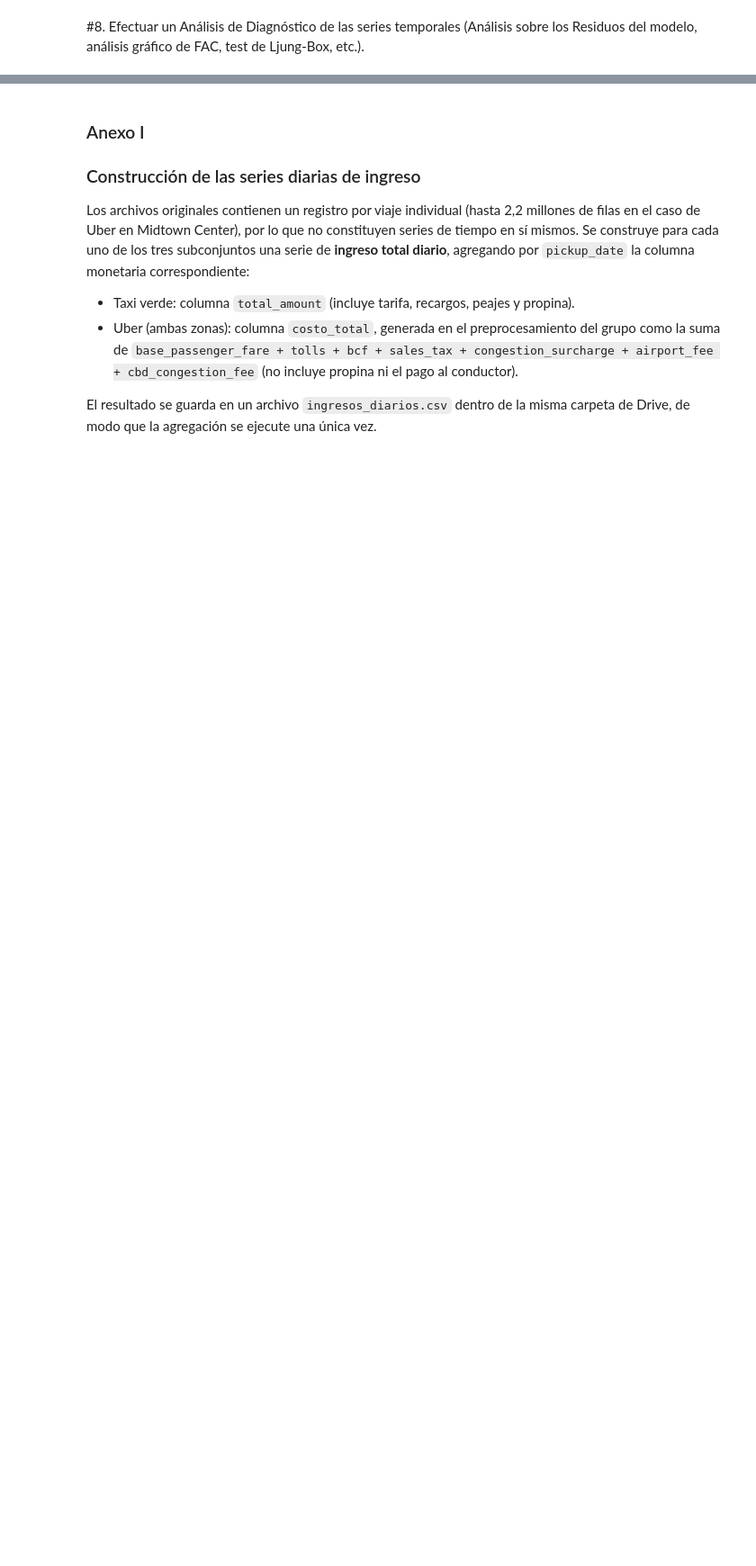
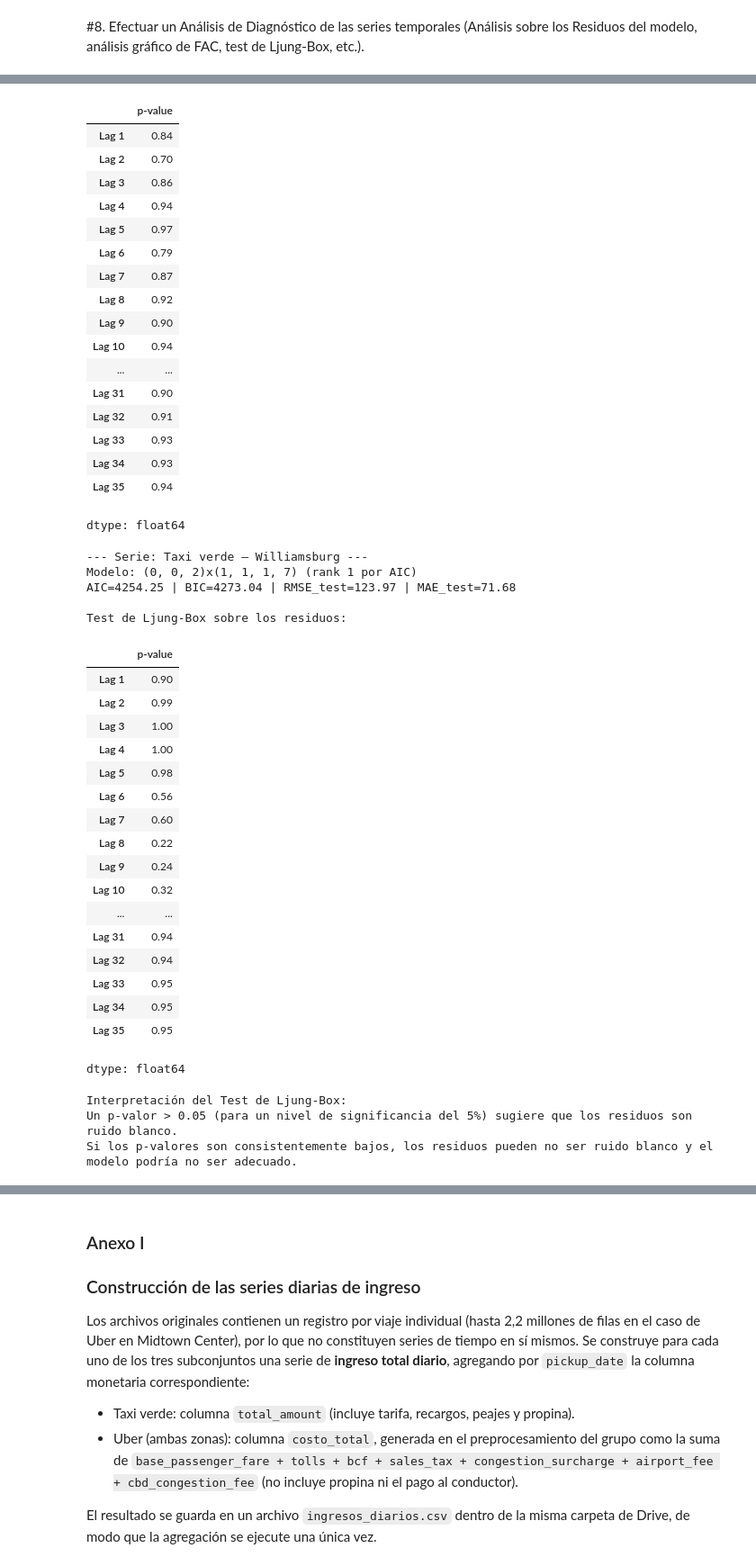
Before and after one commit to patriciasandagorda/AST, a Jupyter notebook: TP1_Series_Temporales_VPS.ipynb, the cells around one changed output, grey strips where cells are left out. Shown at 90% size. Drawn from its saved outputs; the diff is of its cells as text; code cells hidden in the pictures; blank space fills up the shorter version.

```diff
--- a/TP1_Series_Temporales_VPS.ipynb
+++ b/TP1_Series_Temporales_VPS.ipynb
@@ -1055,0 +1094,35 @@ Esto reafirma que para series temporales que exhiben patrones estacionales claro
+# %%
+for col, params in best_sarima_params.items():
+
+  print(f'\n--- Serie: {titulos[col]} ---')
+
+  sarima_info = dict_resultados[col]
+
+  evaluation_result = evaluar_en_test(sarima_info['tabla_modelos'], sarima_info['train'], sarima_info['test'], rank=params['rank'])
+  fit_obj = evaluation_result['fila']['fit_obj']
+
+    # Residuos de los modelos
+  residuals = fit_obj.resid
+
+  print('\nTest de Ljung-Box sobre los residuos:')
+
+  if not pd.api.types.is_numeric_dtype(residuals):
+    print("Error: Residuals are not numeric. Attempting conversion.")
+    residuals = pd.to_numeric(residuals, errors='coerce').dropna()
+    if residuals.empty:
+      print("Converted residuals are empty, skipping Ljung-Box test.")
+      continue
+
+  raw_ljungbox_result = sm_diagnostic.acorr_ljungbox(residuals, lags=MAX_LAGS)
+
+      # obtengo el pvalue del DataFrame
+  if isinstance(raw_ljungbox_result, pd.DataFrame):
+    actual_p_values_series = raw_ljungbox_result['lb_pvalue']
+    display(pd.Series(actual_p_values_series.values, name='p-value', index=[f'Lag {i+1}' for i in range(MAX_LAGS)]).round(4))
+  else:
+    print("Error: El resultado de sm_diagnostic.acorr_ljungbox no es el formato esperado (DataFrame).")
+
+print('Interpretación del Test de Ljung-Box:')
+print('Un p-valor > 0.05 (para un nivel de significancia del 5%) sugiere que los residuos son ruido blanco.')
+print('Si los p-valores son consistentemente bajos, los residuos pueden no ser ruido blanco y el modelo podría no ser adecuado.')
+# %% [output]
@@ -1055,0 +1157,44 @@ Esto reafirma que para series temporales que exhiben patrones estacionales claro
+|  | p-value |
+| Lag 1 | 0.84 |
+| Lag 2 | 0.70 |
+| Lag 3 | 0.86 |
+| Lag 4 | 0.94 |
+| Lag 5 | 0.97 |
+| Lag 6 | 0.79 |
+| Lag 7 | 0.87 |
+| Lag 8 | 0.92 |
+| Lag 9 | 0.90 |
+| Lag 10 | 0.94 |
+| ... | ... |
+| Lag 31 | 0.90 |
+| Lag 32 | 0.91 |
+| Lag 33 | 0.93 |
+| Lag 34 | 0.93 |
+| Lag 35 | 0.94 |
+dtype: float64
+--- Serie: Taxi verde — Williamsburg ---
+Modelo: (0, 0, 2)x(1, 1, 1, 7) (rank 1 por AIC)
+AIC=4254.25 | BIC=4273.04 | RMSE_test=123.97 | MAE_test=71.68
+
+Test de Ljung-Box sobre los residuos:
+|  | p-value |
+| Lag 1 | 0.90 |
+| Lag 2 | 0.99 |
+| Lag 3 | 1.00 |
+| Lag 4 | 1.00 |
+| Lag 5 | 0.98 |
+| Lag 6 | 0.56 |
+| Lag 7 | 0.60 |
+| Lag 8 | 0.22 |
+| Lag 9 | 0.24 |
+| Lag 10 | 0.32 |
+| ... | ... |
+| Lag 31 | 0.94 |
+| Lag 32 | 0.94 |
+| Lag 33 | 0.95 |
+| Lag 34 | 0.95 |
+| Lag 35 | 0.95 |
+dtype: float64
+Interpretación del Test de Ljung-Box:
+Un p-valor > 0.05 (para un nivel de significancia del 5%) sugiere que los residuos son ruido blanco.
+Si los p-valores son consistentemente bajos, los residuos pueden no ser ruido blanco y el modelo podría no ser adecuado.
```
Also changed, not shown: parts of 13 cells of this notebook.
